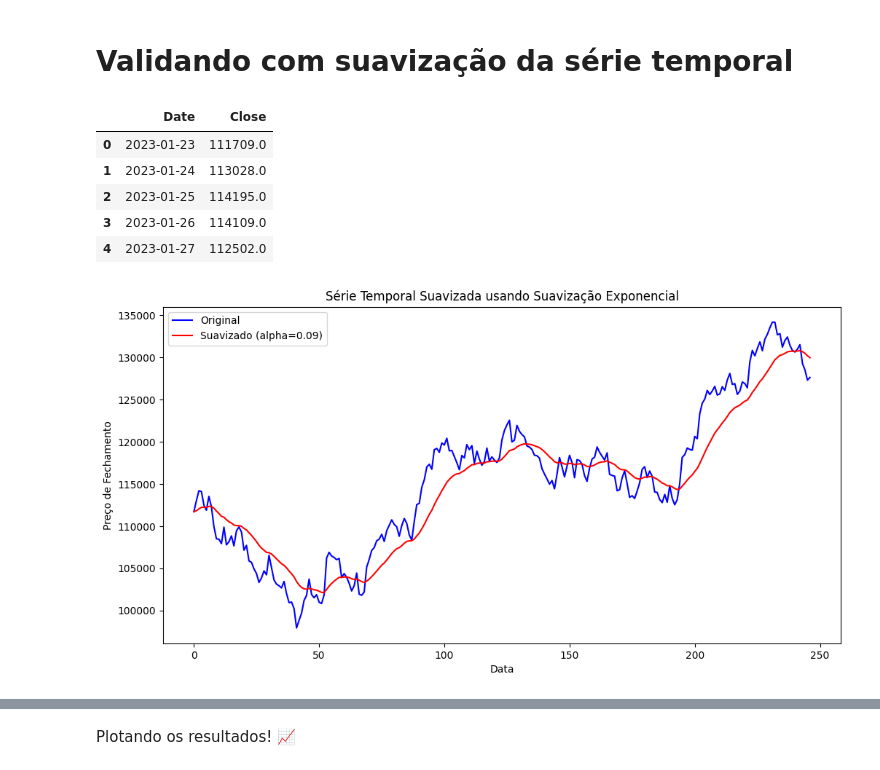
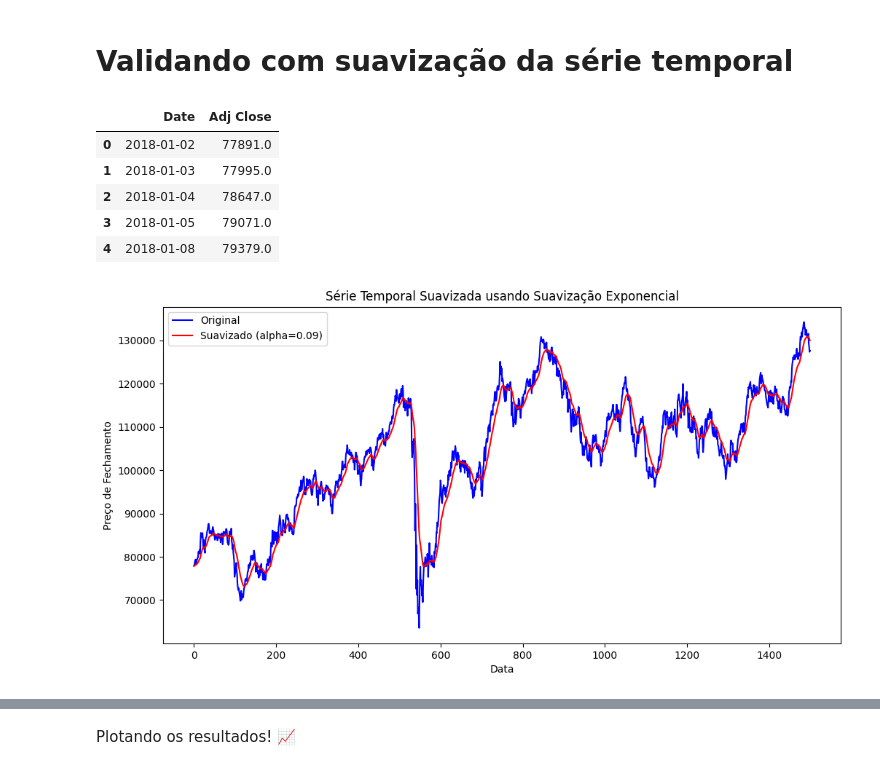
Before and after one commit to icarocarmona/Tech-Challenges-DTAT-Grupo-26, a Jupyter notebook: Machine_Learning_and_Time_Series/Tech_BVSP_Fase2.ipynb, the cells around one changed output, grey strips where cells are left out. Saved outputs shown, nothing was run; the diff lists cells and outputs as text; code cells hidden in the pictures.

```diff
--- a/Machine_Learning_and_Time_Series/Tech_BVSP_Fase2.ipynb
+++ b/Machine_Learning_and_Time_Series/Tech_BVSP_Fase2.ipynb
@@ -86,2 +74,6 @@ df.shape #analisando linhas e colunas
 # %%
-df_Bolsa = df # criando cópia do dataset
+plt.figure(figsize = (15,10))
+plt.plot(df_inicial['Date'], df_inicial['Adj Close'], label='Bolsa')
+
+plt.legend(loc='best')
+plt.show()
@@ -990,32 +1013,32 @@ df = df_Bolsa
 df['Date'] = pd.to_datetime(df['Date']) #realizando a conversão da data para formato datetime
 df.head()
 # %% [output]
-|  | Date | Close |
-| 0 | 2023-01-23 | 111709.0 |
-| 1 | 2023-01-24 | 113028.0 |
-| 2 | 2023-01-25 | 114195.0 |
-| 3 | 2023-01-26 | 114109.0 |
-| 4 | 2023-01-27 | 112502.0 |
+|  | Date | Adj Close |
+| 0 | 2018-01-02 | 77891.0 |
+| 1 | 2018-01-03 | 77995.0 |
+| 2 | 2018-01-04 | 78647.0 |
+| 3 | 2018-01-05 | 79071.0 |
+| 4 | 2018-01-08 | 79379.0 |
 # %%
 # Suazivando a série temporal
 # Aplicando suavização exponencial
 alpha = 0.09   # Fator de suavização
 # O parâmetro alpha na suavização exponencial controla a taxa de decaimento dos pesos atribuídos às observações passadas.
 # Determina o quão rapidamente o impacto das observações antigas diminui à medida que você avança no tempo.
 
-df['Smoothed_Close'] = df['Close'].ewm(alpha=alpha, adjust=False).mean()
+df['Smoothed_Close'] = df['Adj Close'].ewm(alpha=alpha, adjust=False).mean()
 
 # Visualizando os resultados
 plt.figure(figsize=(12, 6))
-plt.plot(df.index, df['Close'], label='Original', color='blue')
+plt.plot(df.index, df['Adj Close'], label='Original', color='blue')
 plt.plot(df.index, df['Smoothed_Close'], label=f'Suavizado (alpha={alpha})', color='red')
 plt.title('Série Temporal Suavizada usando Suavização Exponencial')
 plt.xlabel('Data')
 plt.ylabel('Preço de Fechamento')
 plt.legend()
 plt.show()
 # %% [output]
-[figure, old version]
+[figure, new version]
 # %%
 # Teste de estacionariedade (ADF Test)
 adf_result = adfuller(df['Smoothed_Close'] )
```
Also changed, not shown: parts of 70 cells of this notebook.
